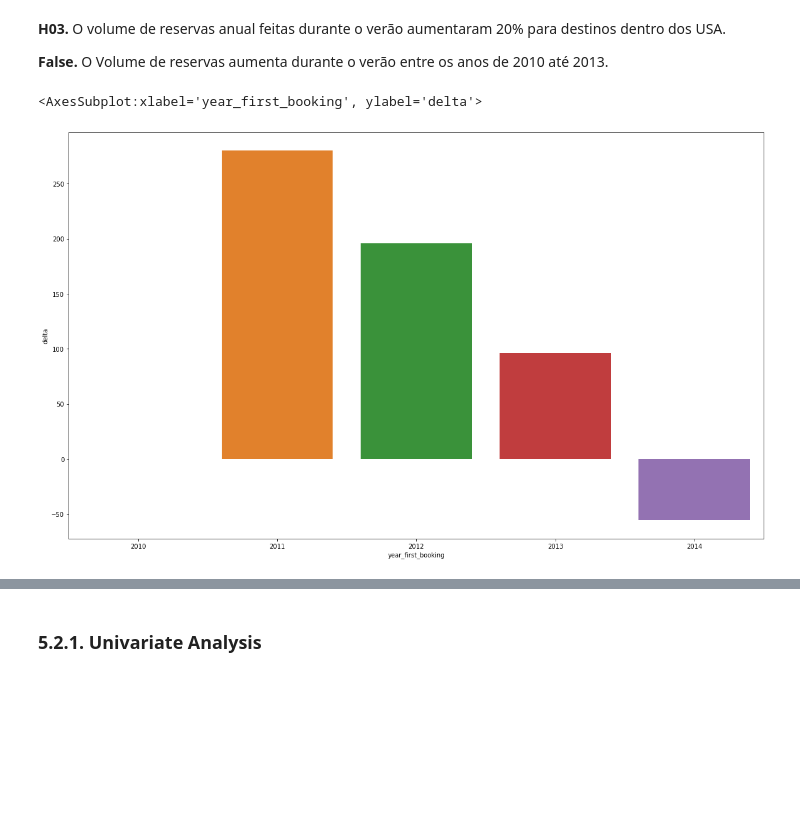
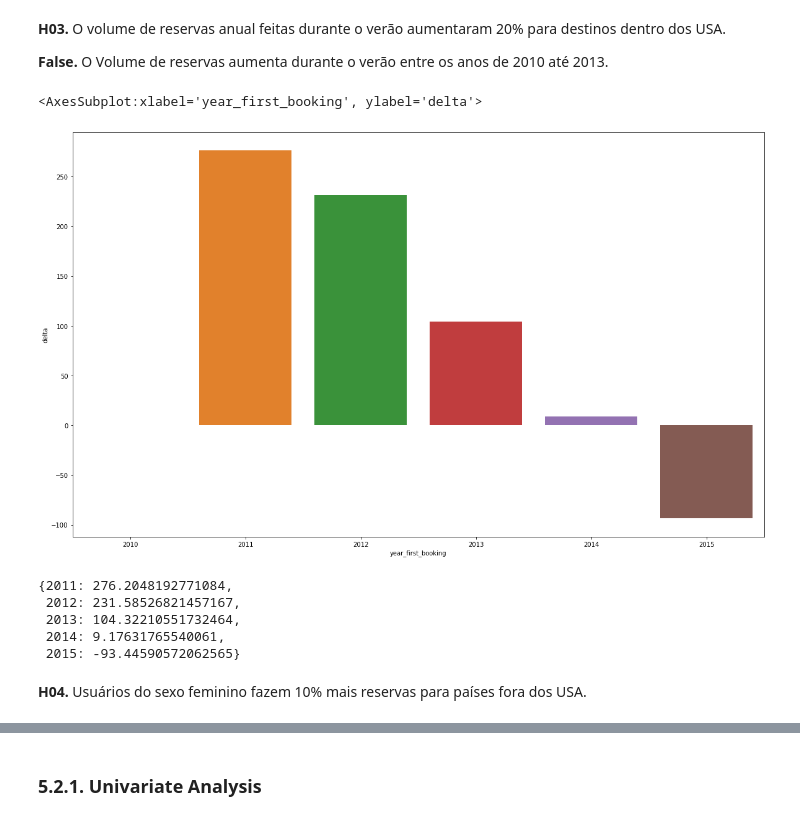
Before and after one commit to HenriqueCR1291/airbnb_prediction, a Jupyter notebook: m08_airbnb.ipynb, the cells around one changed output, grey strips where cells are left out. Drawn from its saved outputs; the diff is of its cells as text; code cells hidden in the pictures; blank space fills up the shorter version.

```diff
--- a/m08_airbnb.ipynb
+++ b/m08_airbnb.ipynb
@@ -721,20 +721,20 @@ sns.barplot(x='country_destination', y='days_from_first_active_until_account_cre
 # %%
 aux01 = df51[['year_first_booking', 'month_first_booking', 'country_destination']].\
                 groupby(['year_first_booking', 'month_first_booking', 'country_destination']). \
                 size().reset_index().rename(columns={0:'count'})
 
 # select only summer
-aux01 = aux01[(aux01['month_first_booking'].isin([7, 8, 9])) & (aux01['country_destination'] == 'US')]
+aux01 = aux01[(aux01['country_destination'] == 'US')]
 
 aux02 = aux01[['year_first_booking', 'count']].groupby('year_first_booking').sum().reset_index()
 
 aux02['delta'] = 100*aux02['count'].pct_change().fillna(0)
 
 plt.figure(figsize=(20,12))
 sns.barplot(x='year_first_booking', y='delta', data=aux02)
 # %% [output]
 <AxesSubplot:xlabel='year_first_booking', ylabel='delta'>
-[figure, old version]
+[figure, new version]
 # %%
 #perc_dict = {}
 
@@ -748,3 +748,11 @@ sns.barplot(x='year_first_booking', y='delta', data=aux02)
 #        perc_dict[y] = perc
 #    else:
 #        exit
+# %%
+perc_dict
+# %% [output]
+{2011: 276.2048192771084,
+ 2012: 231.58526821457167,
+ 2013: 104.32210551732464,
+ 2014: 9.17631765540061,
+ 2015: -93.44590572062565}
@@ -750,0 +771,2 @@ sns.barplot(x='year_first_booking', y='delta', data=aux02)
+# %% [markdown]
+**H04.** Usuários do sexo feminino fazem 10% mais reservas para países fora dos USA.
```
Also changed, not shown: parts of 8 cells of this notebook.
